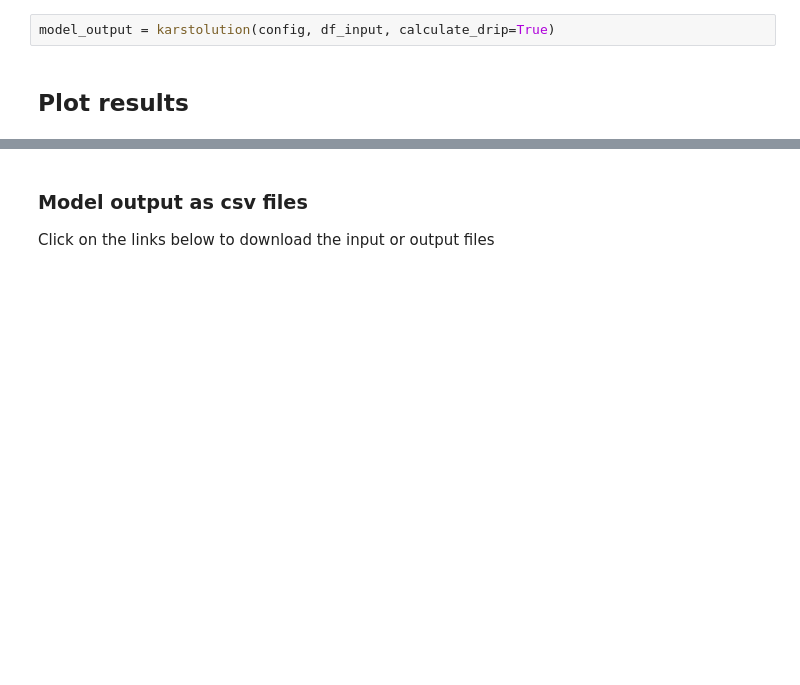
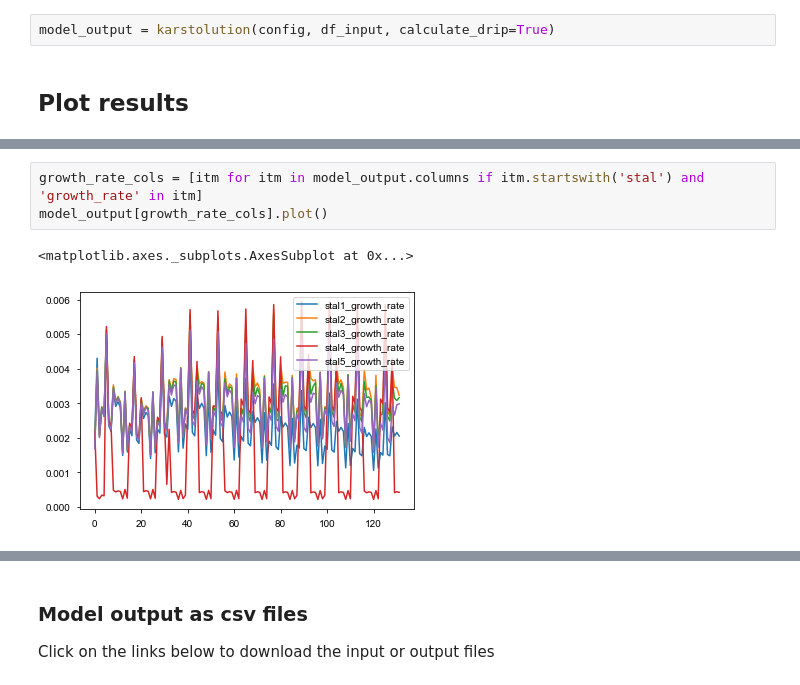
Before and after one commit to swasc/karstolution, a Jupyter notebook: notebooks/example2.ipynb, the cells around one changed output, grey strips where cells are left out. Cells and saved outputs as stored; diff of their text form; blank space fills up the shorter version.

```diff
--- a/notebooks/example2.ipynb
+++ b/notebooks/example2.ipynb
@@ -244,3 +244,9 @@ model_output[stal_cols].plot()
+# %%
+growth_rate_cols = [itm for itm in model_output.columns if itm.startswith('stal') and 'growth_rate' in itm]
+model_output[growth_rate_cols].plot()
+# %% [output]
+<matplotlib.axes._subplots.AxesSubplot at 0x...>
+[figure, added]
 # %%
 store_cols = ['soilstor', 'epxstor', 'kststor1','kststor2']
 model_output[store_cols].plot()
```
Also changed, not shown: parts of 4 cells of this notebook, 1 other file.
